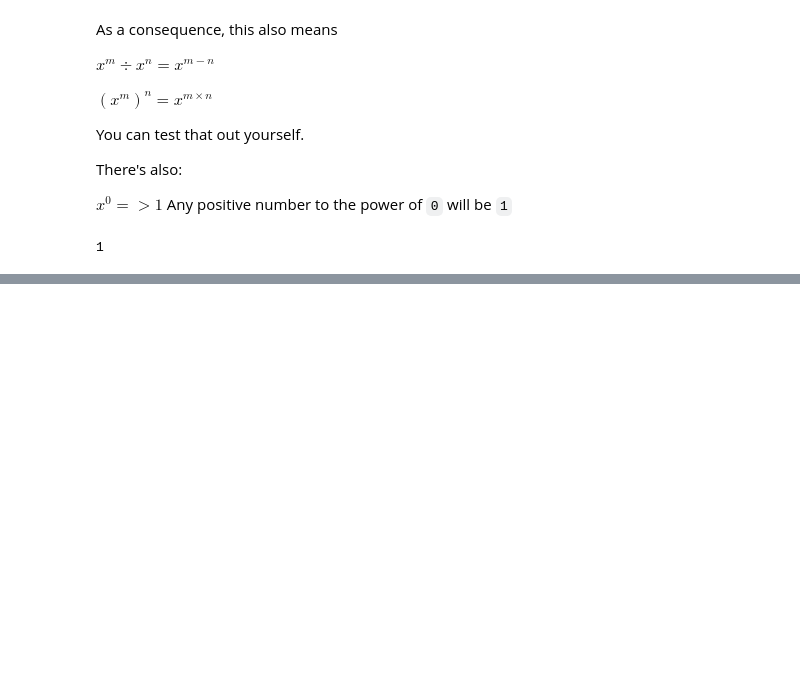
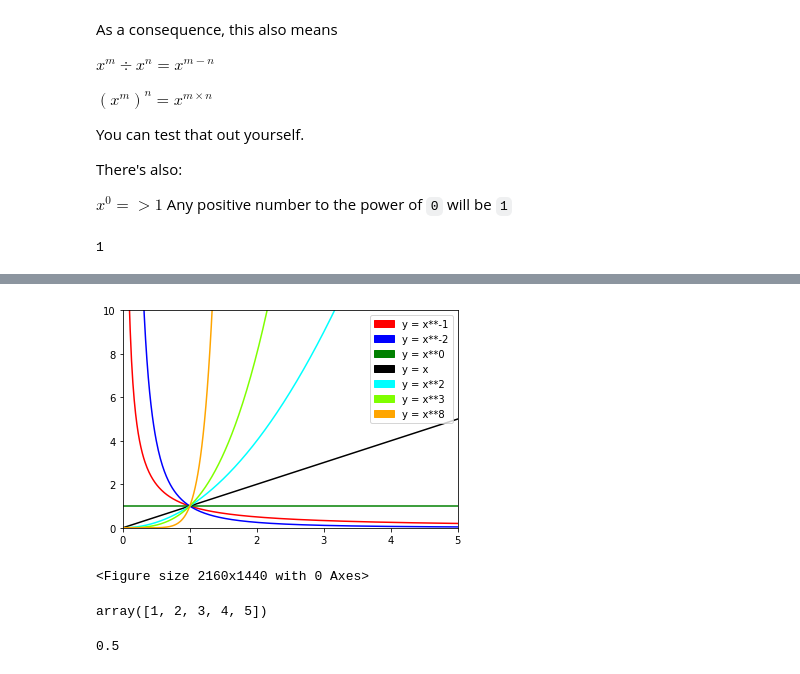
Before and after one commit to saulsylvester/riemann-hypothesis-in-python, a Jupyter notebook: ch03.ipynb, the cells around one changed output, grey strips where cells are left out. Drawn from its saved outputs; the diff is of its cells as text; code cells hidden in the pictures; blank space fills up the shorter version.

```diff
--- a/ch03.ipynb
+++ b/ch03.ipynb
@@ -291,0 +473,48 @@ $ x^{-n} 0-\frac{1}{6} $
+# %%
+import matplotlib.pyplot as plt
+import matplotlib.patches as mpatches
+
+x = np.arange(-1, 5 + 1,step=0.01)
+minus_1 = [1/(item**1) for item in x]
+minus_square = [1/(item**2) for item in x]
+zero_power = [item**0 for item in x]
+two_power = [item**2 for item in x]
+three_power = [item**3 for item in x]
+eight_power = [item**8 for item in x]
+
+plt.plot(x, minus_1, 'r')
+plt.plot(x, minus_square, 'b')
+plt.plot(x, zero_power, 'g')
+plt.plot(x, x, 'black')
+plt.plot(x, two_power, 'aqua')
+plt.plot(x, three_power, 'chartreuse')
+plt.plot(x, eight_power, 'orange')
+
+axes = plt.gca()
+axes.set_xlim([0,5])
+axes.set_ylim([0,10])
+
+plt.legend(handles=[
+    mpatches.Patch(color='red', label='y = x**-1'),
+    mpatches.Patch(color='b', label='y = x**-2'),
+    mpatches.Patch(color='g', label='y = x**0'),
+    mpatches.Patch(color='black', label='y = x'),
+    mpatches.Patch(color='aqua', label='y = x**2'),
+    mpatches.Patch(color='chartreuse', label='y = x**3'),
+    mpatches.Patch(color='orange', label='y = x**8'),
+])
+
+plt.figure(figsize=(30,20))
+
+plt.show()
+# %% [output]
+[figure, added]
+<Figure size 2160x1440 with 0 Axes>
+# %%
+np.arange(1,6)
+# %% [output]
+array([1, 2, 3, 4, 5])
+# %%
+2**-1
+# %% [output]
+0.5
```
Also changed, not shown: parts of 23 cells of this notebook.
